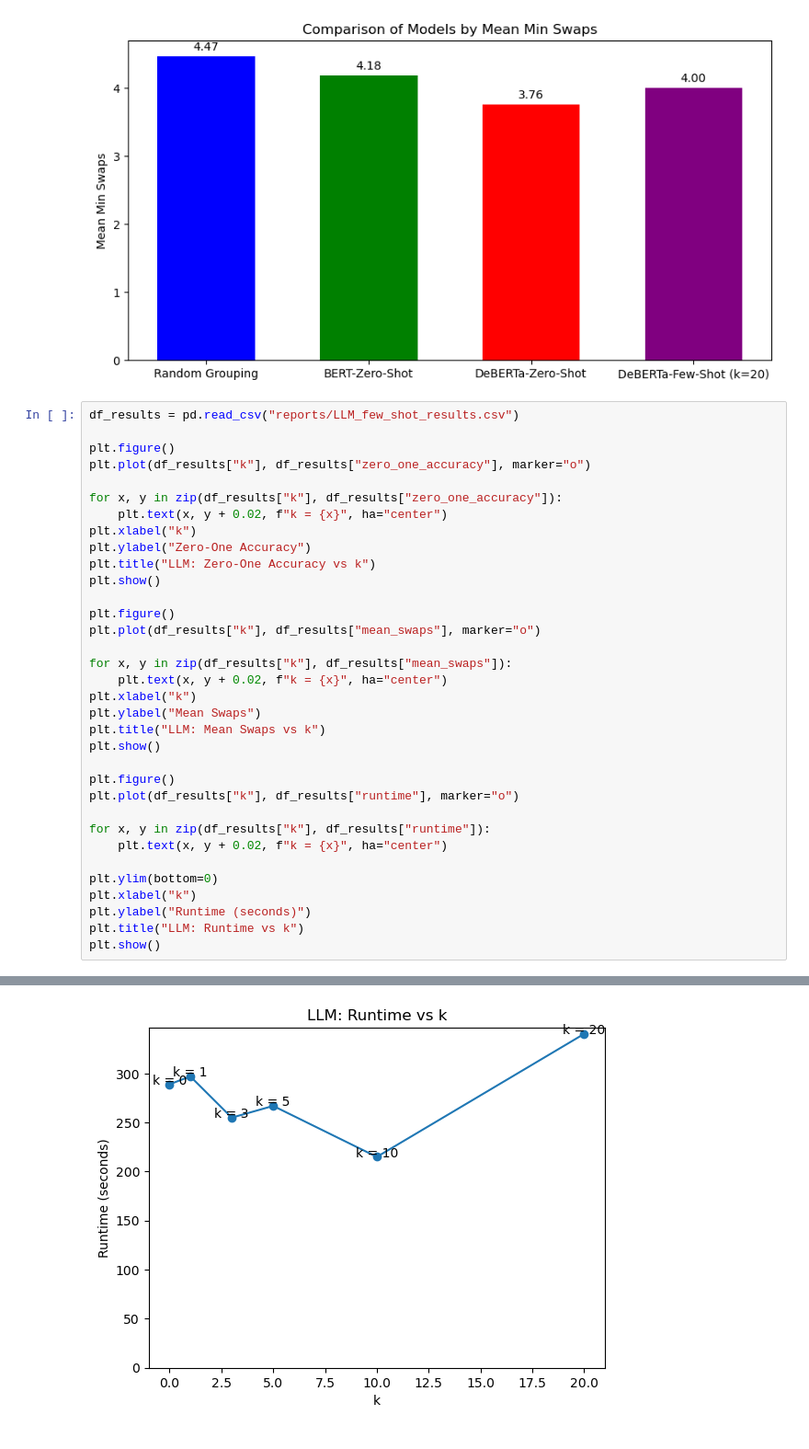
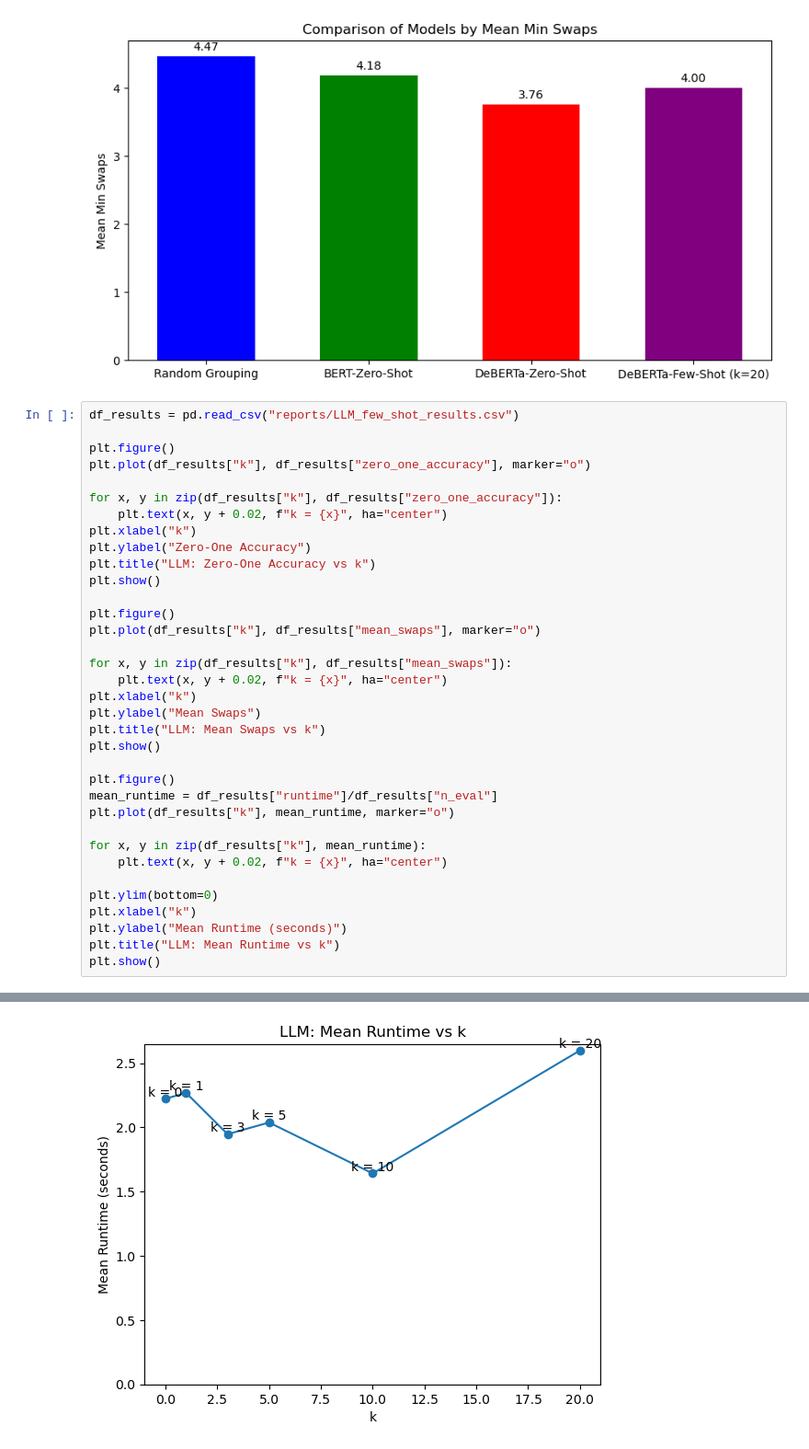
Before and after one commit to Kunritty/connections-solver, a Jupyter notebook: Visualizations.ipynb, the cells around one changed output, grey strips where cells are left out. Shown at 92% size. Cells and saved outputs as stored; diff of their text form.

Commit message:
changed to mean runtime

```diff
--- a/Visualizations.ipynb
+++ b/Visualizations.ipynb
@@ -34,35 +34,36 @@ df_results = pd.read_csv("reports/LLM_few_shot_results.csv")
 plt.figure()
 plt.plot(df_results["k"], df_results["zero_one_accuracy"], marker="o")
 
 for x, y in zip(df_results["k"], df_results["zero_one_accuracy"]):
     plt.text(x, y + 0.02, f"k = {x}", ha="center")
 plt.xlabel("k")
 plt.ylabel("Zero-One Accuracy")
 plt.title("LLM: Zero-One Accuracy vs k")
 plt.show()
 
 plt.figure()
 plt.plot(df_results["k"], df_results["mean_swaps"], marker="o")
 
 for x, y in zip(df_results["k"], df_results["mean_swaps"]):
     plt.text(x, y + 0.02, f"k = {x}", ha="center")
 plt.xlabel("k")
 plt.ylabel("Mean Swaps")
 plt.title("LLM: Mean Swaps vs k")
 plt.show()
 
 plt.figure()
-plt.plot(df_results["k"], df_results["runtime"], marker="o")
+mean_runtime = df_results["runtime"]/df_results["n_eval"]
+plt.plot(df_results["k"], mean_runtime, marker="o")
 
-for x, y in zip(df_results["k"], df_results["runtime"]):
+for x, y in zip(df_results["k"], mean_runtime):
     plt.text(x, y + 0.02, f"k = {x}", ha="center")
 
 plt.ylim(bottom=0)
 plt.xlabel("k")
-plt.ylabel("Runtime (seconds)")
-plt.title("LLM: Runtime vs k")
+plt.ylabel("Mean Runtime (seconds)")
+plt.title("LLM: Mean Runtime vs k")
 plt.show()
 # %% [output]
 [figure]
 [figure]
-[figure, old version]
+[figure, new version]
```
Also changed, not shown: 2 other files.
